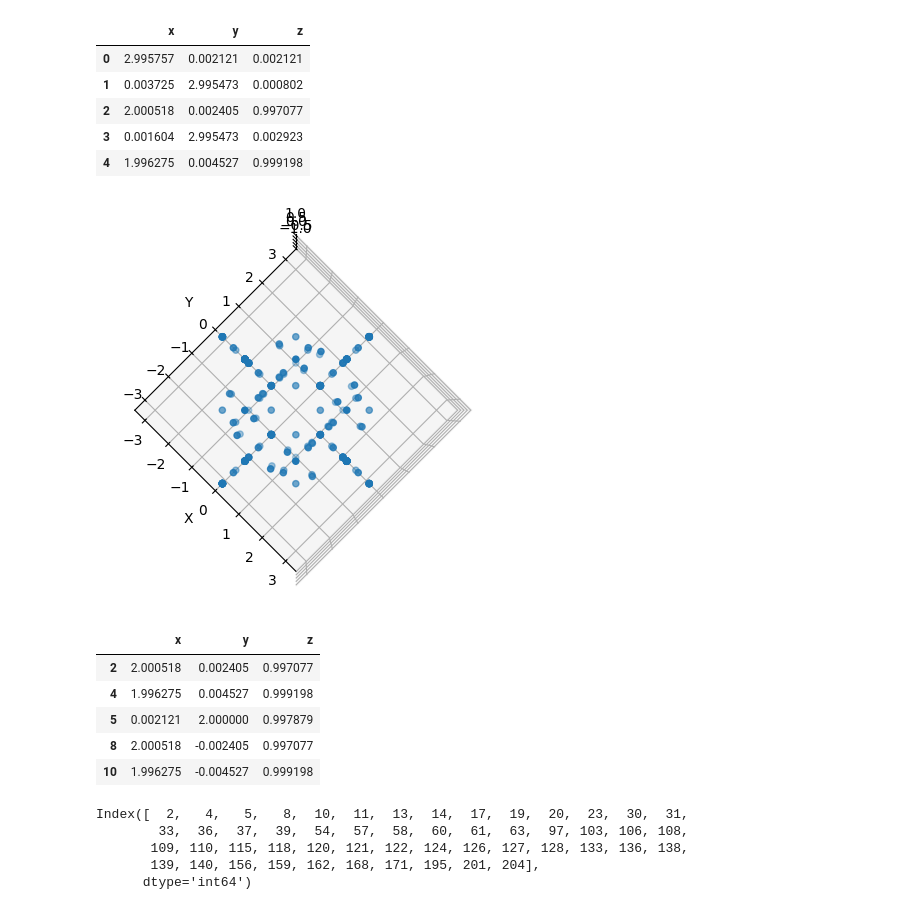
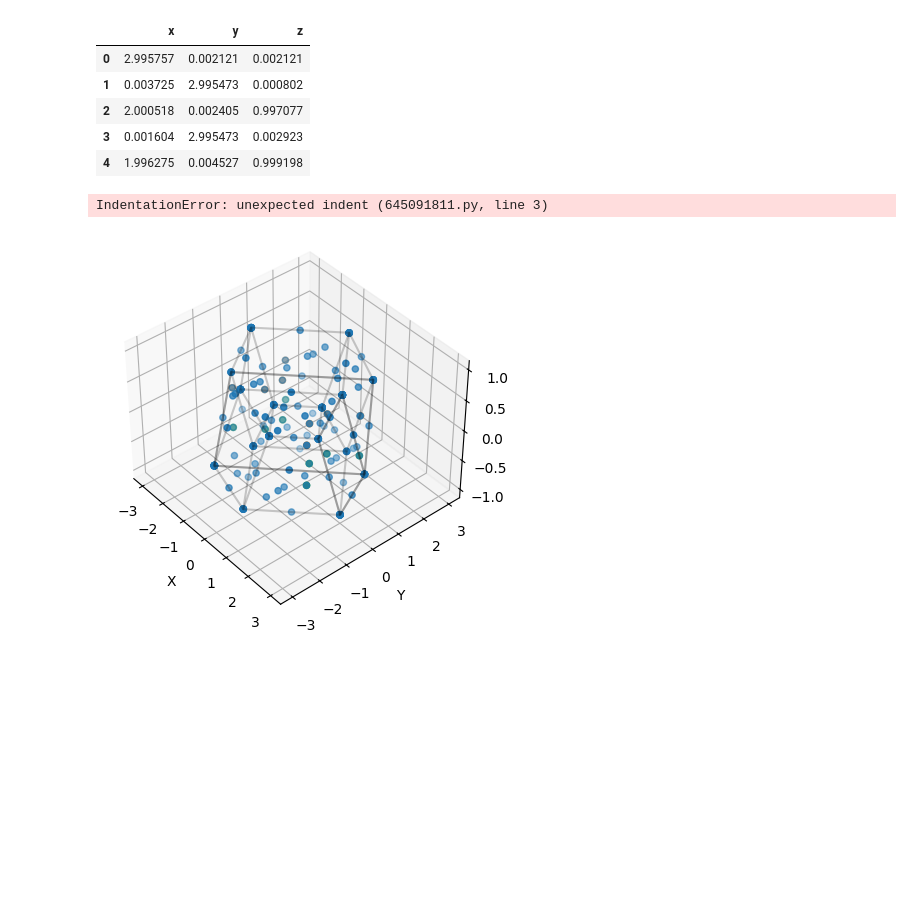
Before and after one commit to Umich-NASA-Big-Idea-Challenge/Speccing, a Jupyter notebook: Meshed_Calcs.ipynb, the cells around one changed output. Saved outputs shown, nothing was run; the diff lists cells and outputs as text; code cells hidden in the pictures; blank space fills up the shorter version.

```diff
--- a/Meshed_Calcs.ipynb
+++ b/Meshed_Calcs.ipynb
@@ -14,34 +14,50 @@ df.head()
 | 3 | 0.001604 | 2.995473 | 0.002923 |
 | 4 | 1.996275 | 0.004527 | 0.999198 |
 # %%
-#take a look at each set of points (each ring)
-fig = plt.figure()
-ax2 = fig.add_subplot(projection='3d')
-
-#going thru each ring
-ax2.scatter(df['x'], df['y'], df['z'])
-
-#plotting bs dw ab it
-ax2.set_xlabel('X')
-ax2.set_ylabel('Y')
-ax2.set_zlabel('Z')
-ax2.view_init(elev=90., azim=-40, roll=0)
-plt.show()
+print(1.0 / 3.0)
+#top_nodes = df[(df['z'] > 0.3) &
+          #(df['z'] < 0.35)]
+#bot_nodes = df[(df['z'] < -0.3) &
+          #(df['z'] > -0.35)]
+top_nodes = df[(df['z'] > 0.999)]
+bot_nodes = df[(df['z'] < -0.999)]
+display(top_nodes.head())
+display(top_nodes.index)
 # %% [output]
-[figure, removed]
+IndentationError: unexpected indent (645091811.py, line 3)
+# %%
+def make_torus(precision, c, a): # num points, size, thickness
+    #variables to loop through
+    U = np.linspace(0, 2*np.pi, precision)
+    V = np.linspace(0, 2*np.pi, precision)
+    u, v = np.meshgrid(U, V)
+
+    #parametric eqs
+    x = (c + a * np.cos(v)) * np.cos(u)
+    y = (c + a * np.cos(v)) * np.sin(u)
+    z = a * np.sin(v)
+
+    return x, y, z
+# %%
+precision = 5
+x, y, z = make_torus(precision, 2, 1)
 # %%
-top_nodes = df.loc[df['z'] > 0.95]
-display(top_nodes.head())
-display(top_nodes.index)
+fig = plt.figure()
+ax2 = fig.add_subplot(projection='3d')
+
+#going thru each ring
+ax2.scatter(df['x'], df['y'], df['z'])
+
+#going thru each ring
+ax2.plot_wireframe(x, y, z, color='black',alpha=0.2)
+ax2.scatter(top_nodes['x'], top_nodes['y'], top_nodes['z'])
+ax2.scatter(bot_nodes['x'], bot_nodes['y'], bot_nodes['z'])
+
+#plotting bs dw ab it
+ax2.set_xlabel('X')
+ax2.set_ylabel('Y')
+ax2.set_zlabel('Z')
+ax2.view_init(elev=40., azim=-40, roll=0)
+plt.show()
 # %% [output]
-|  | x | y | z |
-| 2 | 2.000518 | 0.002405 | 0.997077 |
-| 4 | 1.996275 | 0.004527 | 0.999198 |
-| 5 | 0.002121 | 2.000000 | 0.997879 |
-| 8 | 2.000518 | -0.002405 | 0.997077 |
-| 10 | 1.996275 | -0.004527 | 0.999198 |
-Index([  2,   4,   5,   8,  10,  11,  13,  14,  17,  19,  20,  23,  30,  31,
-        33,  36,  37,  39,  54,  57,  58,  60,  61,  63,  97, 103, 106, 108,
-       109, 110, 115, 118, 120, 121, 122, 124, 126, 127, 128, 133, 136, 138,
-       139, 140, 156, 159, 162, 168, 171, 195, 201, 204],
-      dtype='int64')
+[figure, added]
```
Also changed, not shown: parts of 7 cells of this notebook.
